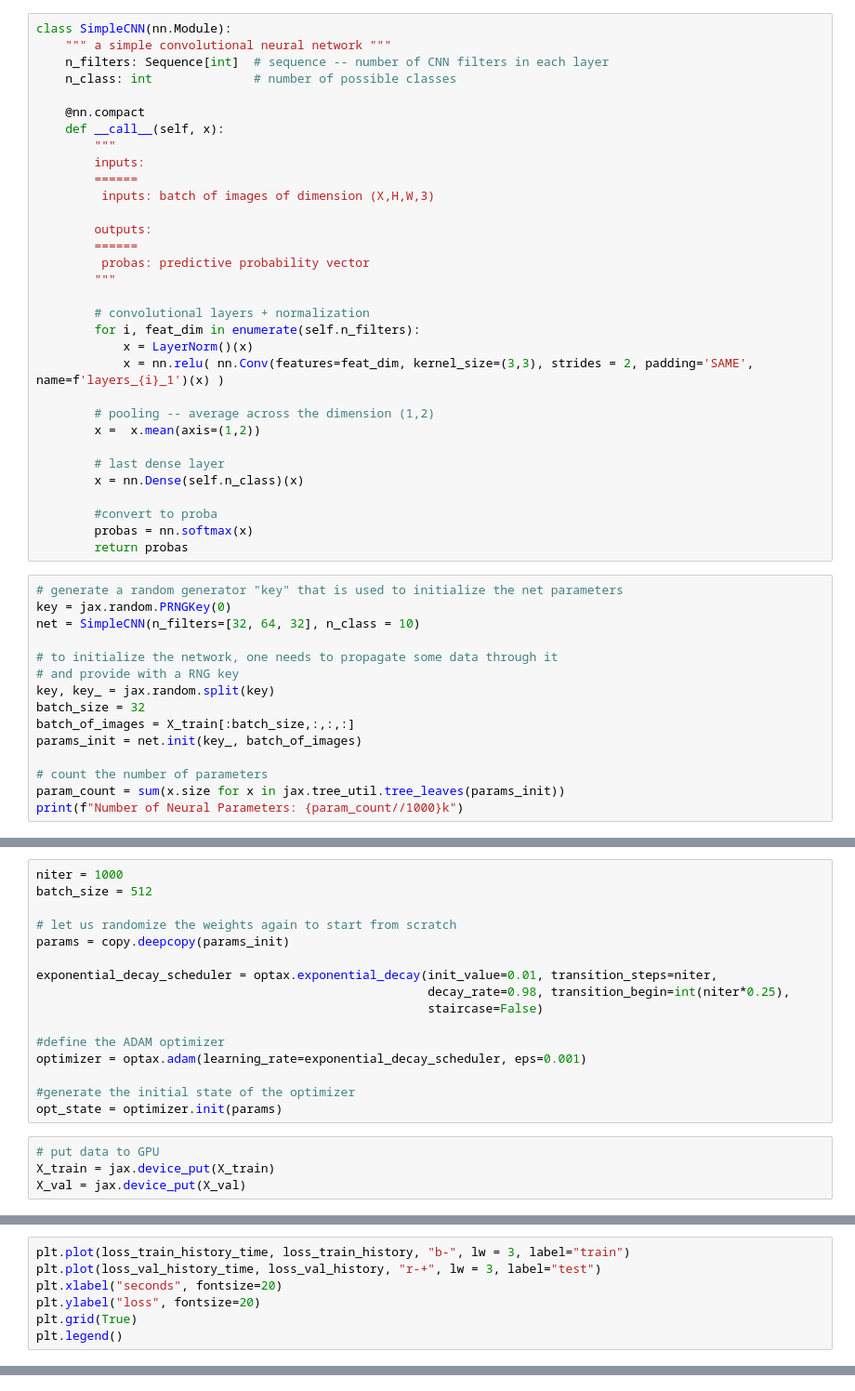
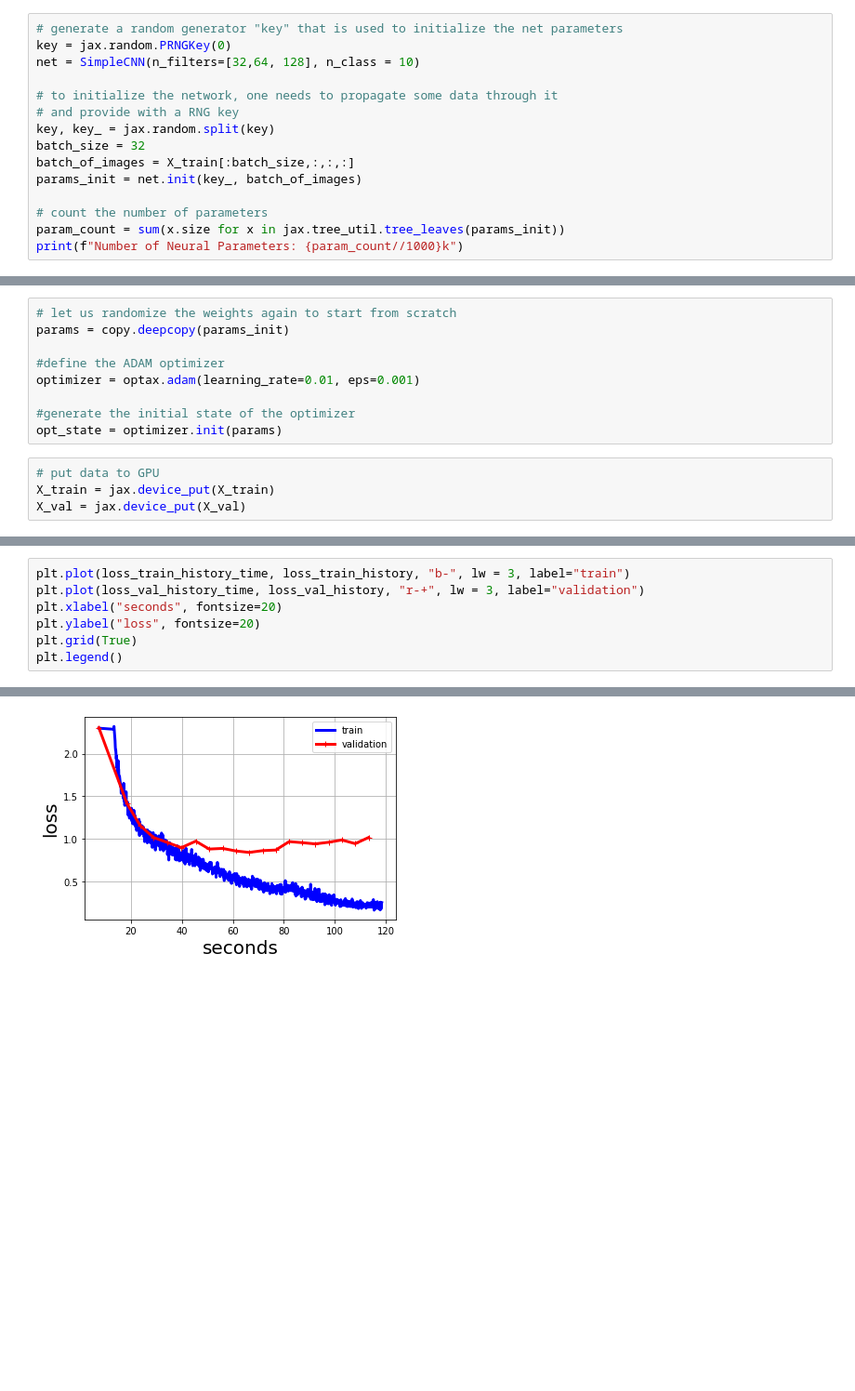
Before and after one commit to BharathSShankar/DSA4212_Assignments, a Jupyter notebook: DSA4212_assignment_1_starter_kit.ipynb, the cells around one changed output, grey strips where cells are left out. Shown at 93% size. Cells and saved outputs as stored; diff of their text form; blank space fills up the shorter version.

```diff
--- a/DSA4212_assignment_1_starter_kit.ipynb
+++ b/DSA4212_assignment_1_starter_kit.ipynb
@@ -165,39 +212,7 @@ SyntaxError: ignored
-# %%
-class SimpleCNN(nn.Module):
-    """ a simple convolutional neural network """
-    n_filters: Sequence[int]  # sequence -- number of CNN filters in each layer
-    n_class: int              # number of possible classes
-
-    @nn.compact
-    def __call__(self, x):
-        """
-        inputs:
-        ======
-         inputs: batch of images of dimension (X,H,W,3)
-
-        outputs:
-        ======
-         probas: predictive probability vector
-        """
-
-        # convolutional layers + normalization
-        for i, feat_dim in enumerate(self.n_filters):
-            x = LayerNorm()(x)
-            x = nn.relu( nn.Conv(features=feat_dim, kernel_size=(3,3), strides = 2, padding='SAME', name=f'layers_{i}_1')(x) )
-
-        # pooling -- average across the dimension (1,2)
-        x =  x.mean(axis=(1,2))
-
-        # last dense layer
-        x = nn.Dense(self.n_class)(x)
-
-        #convert to proba
-        probas = nn.softmax(x)
-        return probas
 # %%
 # generate a random generator "key" that is used to initialize the net parameters
 key = jax.random.PRNGKey(0)
-net = SimpleCNN(n_filters=[32, 64, 32], n_class = 10)
+net = SimpleCNN(n_filters=[32,64, 128], n_class = 10)
 
 # to initialize the network, one needs to propagate some data through it
 # and provide with a RNG key
@@ -259,18 +274,11 @@ def accuracy(params, x, y):
 # generate the gradient function
 loss_value_and_grad = jax.jit( jax.value_and_grad(loss) )
 # %%
-niter = 1000
-batch_size = 512
-
 # let us randomize the weights again to start from scratch
 params = copy.deepcopy(params_init)
 
-exponential_decay_scheduler = optax.exponential_decay(init_value=0.01, transition_steps=niter,
-                                                      decay_rate=0.98, transition_begin=int(niter*0.25),
-                                                      staircase=False)
-
 #define the ADAM optimizer
-optimizer = optax.adam(learning_rate=exponential_decay_scheduler, eps=0.001)
+optimizer = optax.adam(learning_rate=0.01, eps=0.001)
 
 #generate the initial state of the optimizer
 opt_state = optimizer.init(params)
@@ -335,7 +363,8 @@ TypeError: ignored
 # %%
 plt.plot(loss_train_history_time, loss_train_history, "b-", lw = 3, label="train")
-plt.plot(loss_val_history_time, loss_val_history, "r-+", lw = 3, label="test")
+plt.plot(loss_val_history_time, loss_val_history, "r-+", lw = 3, label="validation")
 plt.xlabel("seconds", fontsize=20)
 plt.ylabel("loss", fontsize=20)
 plt.grid(True)
 plt.legend()
+# %% [output]
@@ -342,3 +372,4 @@ plt.legend()
+[figure, added]
 # %%
 accuracies_history = np.array(accuracies_history)
 plt.plot(accuracies_history_time, accuracies_history[:,0], "b-", lw = 3, label="train")
```
Also changed, not shown: parts of 18 cells of this notebook.
